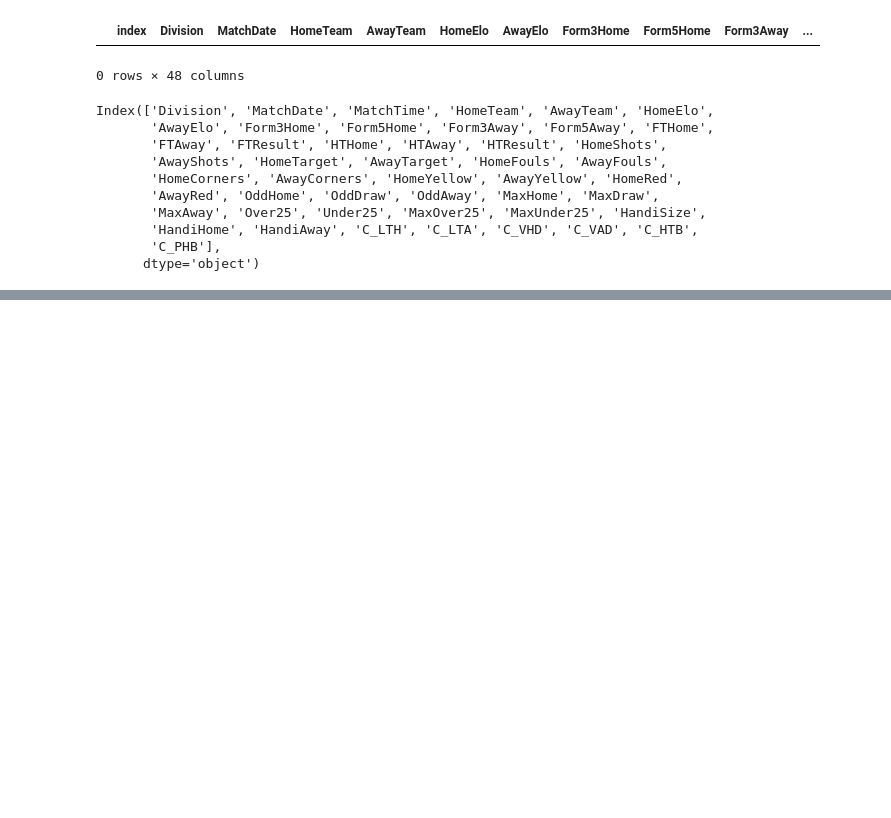
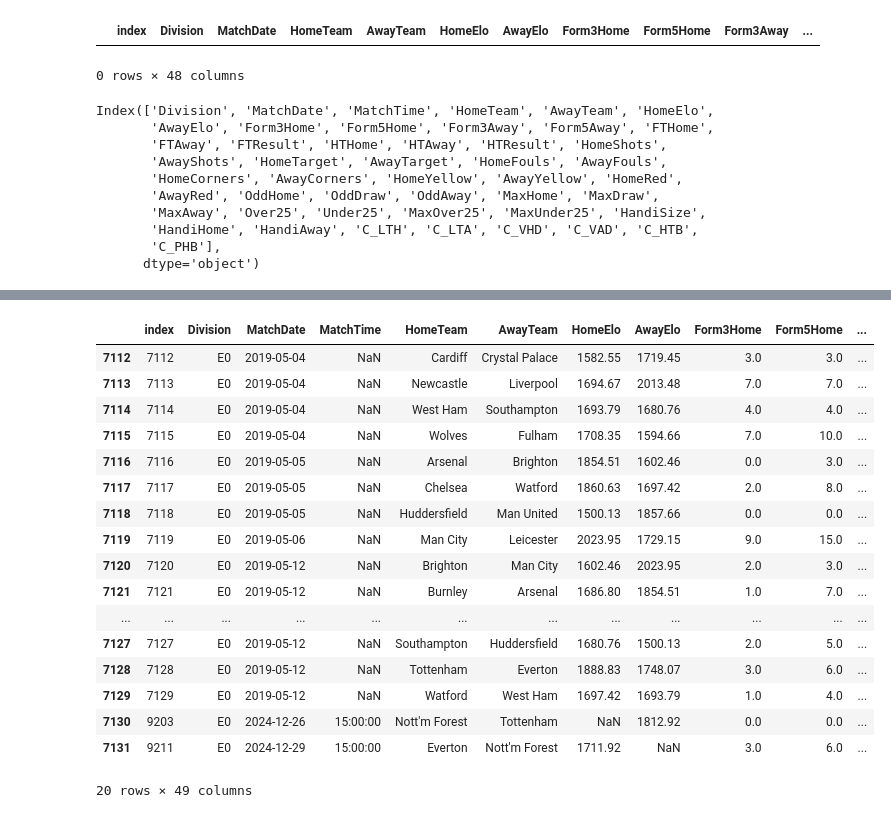
Before and after one commit to SerhatKaraman0/football-match-prediction, a Jupyter notebook: notebooks/research.ipynb, the cells around one changed output, grey strips where cells are left out. Drawn from its saved outputs; the diff is of its cells as text; code cells hidden in the pictures; blank space fills up the shorter version.

```diff
--- a/notebooks/research.ipynb
+++ b/notebooks/research.ipynb
@@ -157,0 +186,21 @@ Name: count, dtype: int64
+# %%
+df.tail(20)
+# %% [output]
+|  | index | Division | MatchDate | MatchTime | HomeTeam | AwayTeam | HomeElo | AwayElo | Form3Home | Form5Home | ... |
+| 7112 | 7112 | E0 | 2019-05-04 | NaN | Cardiff | Crystal Palace | 1582.55 | 1719.45 | 3.0 | 3.0 | ... |
+| 7113 | 7113 | E0 | 2019-05-04 | NaN | Newcastle | Liverpool | 1694.67 | 2013.48 | 7.0 | 7.0 | ... |
+| 7114 | 7114 | E0 | 2019-05-04 | NaN | West Ham | Southampton | 1693.79 | 1680.76 | 4.0 | 4.0 | ... |
+| 7115 | 7115 | E0 | 2019-05-04 | NaN | Wolves | Fulham | 1708.35 | 1594.66 | 7.0 | 10.0 | ... |
+| 7116 | 7116 | E0 | 2019-05-05 | NaN | Arsenal | Brighton | 1854.51 | 1602.46 | 0.0 | 3.0 | ... |
+| 7117 | 7117 | E0 | 2019-05-05 | NaN | Chelsea | Watford | 1860.63 | 1697.42 | 2.0 | 8.0 | ... |
+| 7118 | 7118 | E0 | 2019-05-05 | NaN | Huddersfield | Man United | 1500.13 | 1857.66 | 0.0 | 0.0 | ... |
+| 7119 | 7119 | E0 | 2019-05-06 | NaN | Man City | Leicester | 2023.95 | 1729.15 | 9.0 | 15.0 | ... |
+| 7120 | 7120 | E0 | 2019-05-12 | NaN | Brighton | Man City | 1602.46 | 2023.95 | 2.0 | 3.0 | ... |
+| 7121 | 7121 | E0 | 2019-05-12 | NaN | Burnley | Arsenal | 1686.80 | 1854.51 | 1.0 | 7.0 | ... |
+| ... | ... | ... | ... | ... | ... | ... | ... | ... | ... | ... | ... |
+| 7127 | 7127 | E0 | 2019-05-12 | NaN | Southampton | Huddersfield | 1680.76 | 1500.13 | 2.0 | 5.0 | ... |
+| 7128 | 7128 | E0 | 2019-05-12 | NaN | Tottenham | Everton | 1888.83 | 1748.07 | 3.0 | 6.0 | ... |
+| 7129 | 7129 | E0 | 2019-05-12 | NaN | Watford | West Ham | 1697.42 | 1693.79 | 1.0 | 4.0 | ... |
+| 7130 | 9203 | E0 | 2024-12-26 | 15:00:00 | Nott'm Forest | Tottenham | NaN | 1812.92 | 0.0 | 0.0 | ... |
+| 7131 | 9211 | E0 | 2024-12-29 | 15:00:00 | Everton | Nott'm Forest | 1711.92 | NaN | 3.0 | 6.0 | ... |
+20 rows × 49 columns
```
Also changed, not shown: parts of 11 cells of this notebook, 3 other files.
